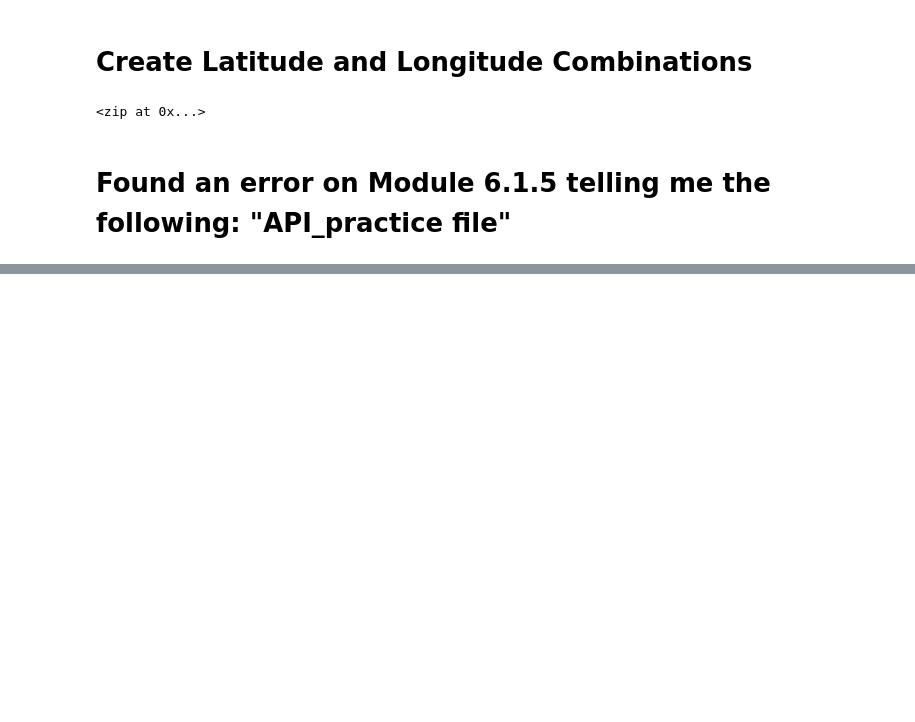
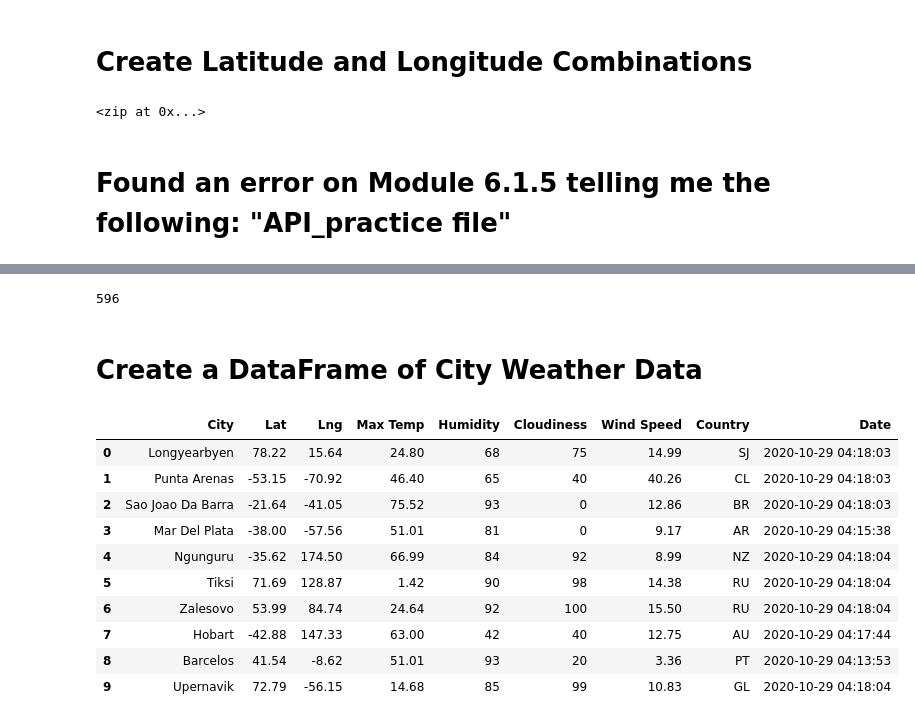
Before and after one commit to emmanuelmartinezs/World_Weather_Analysis, a Jupyter notebook: WeatherPy.ipynb, the cells around one changed output, grey strips where cells are left out. Drawn from its saved outputs; the diff is of its cells as text; code cells hidden in the pictures; blank space fills up the shorter version.

```diff
--- a/WeatherPy.ipynb
+++ b/WeatherPy.ipynb
@@ -57,0 +58,12 @@ mataura pf
+# %%
+# Create a list for holding the cities.
+cities = []
+# Identify the nearest city for each latitude and longitude combination.
+for coordinate in coordinates:
+    city = citipy.nearest_city(coordinate[0], coordinate[1]).city_name
+
+    # If the city is unique, then we will add it to the cities list.
+    if city not in cities:
+        cities.append(city)
+# Print the city count to confirm sufficient count.
+len(cities)
@@ -57,0 +176,6 @@ mataura pf
+# %%
+len(city_data)
+# %% [output]
+596
+# %% [markdown]
+# Create a DataFrame of City Weather Data
@@ -57,0 +184,16 @@ mataura pf
+# %%
+# Convert the array of dictionaries to a Pandas DataFrame.
+city_data_df = pd.DataFrame(city_data)
+city_data_df.head(10)
+# %% [output]
+|  | City | Lat | Lng | Max Temp | Humidity | Cloudiness | Wind Speed | Country | Date |
+| 0 | Longyearbyen | 78.22 | 15.64 | 24.80 | 68 | 75 | 14.99 | SJ | 2020-10-29 04:18:03 |
+| 1 | Punta Arenas | -53.15 | -70.92 | 46.40 | 65 | 40 | 40.26 | CL | 2020-10-29 04:18:03 |
+| 2 | Sao Joao Da Barra | -21.64 | -41.05 | 75.52 | 93 | 0 | 12.86 | BR | 2020-10-29 04:18:03 |
+| 3 | Mar Del Plata | -38.00 | -57.56 | 51.01 | 81 | 0 | 9.17 | AR | 2020-10-29 04:15:38 |
+| 4 | Ngunguru | -35.62 | 174.50 | 66.99 | 84 | 92 | 8.99 | NZ | 2020-10-29 04:18:04 |
+| 5 | Tiksi | 71.69 | 128.87 | 1.42 | 90 | 98 | 14.38 | RU | 2020-10-29 04:18:04 |
+| 6 | Zalesovo | 53.99 | 84.74 | 24.64 | 92 | 100 | 15.50 | RU | 2020-10-29 04:18:04 |
+| 7 | Hobart | -42.88 | 147.33 | 63.00 | 42 | 40 | 12.75 | AU | 2020-10-29 04:17:44 |
+| 8 | Barcelos | 41.54 | -8.62 | 51.01 | 93 | 20 | 3.36 | PT | 2020-10-29 04:13:53 |
+| 9 | Upernavik | 72.79 | -56.15 | 14.68 | 85 | 99 | 10.83 | GL | 2020-10-29 04:18:04 |
```
Also changed, not shown: parts of 13 cells of this notebook, 4 other files.
